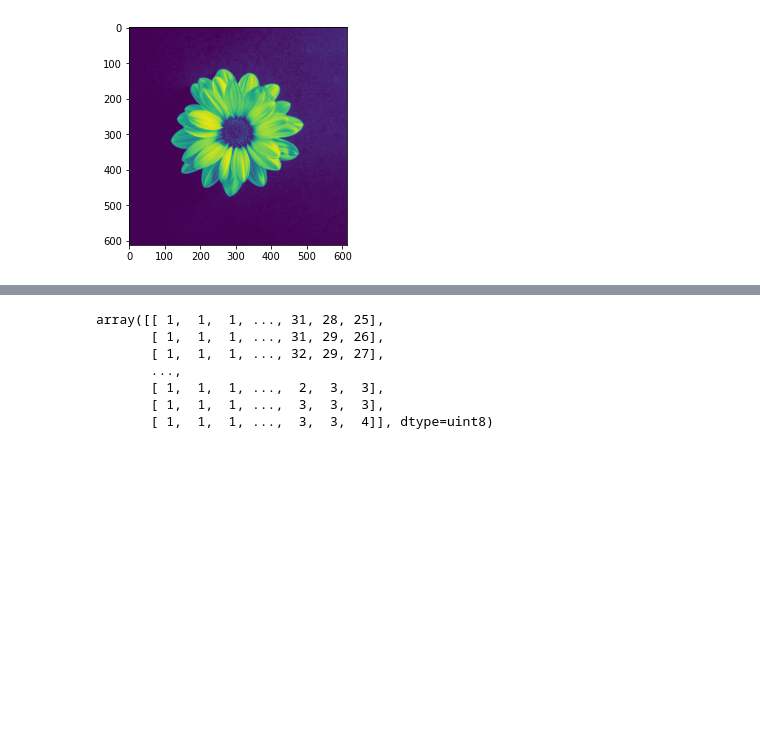
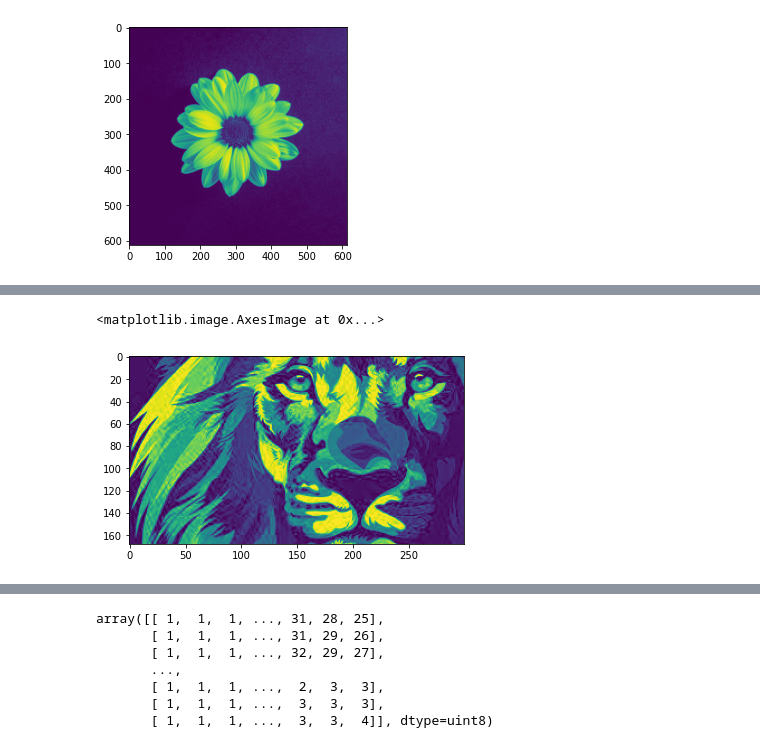
Before and after one commit to JayaManasa/learn_image-processing, a Jupyter notebook: opencv.ipynb, the cells around one changed output, grey strips where cells are left out. Saved outputs shown, nothing was run; the diff lists cells and outputs as text; code cells hidden in the pictures; blank space fills up the shorter version.

```diff
--- a/opencv.ipynb
+++ b/opencv.ipynb
@@ -151,0 +175,5 @@ red = c1[:, :, 2]
+# %%
+plt.imshow(lion_image_np[:, :, 1])
+# %% [output]
+<matplotlib.image.AxesImage at 0x...>
+[figure, added]
```
Also changed, not shown: parts of 14 cells of this notebook.
